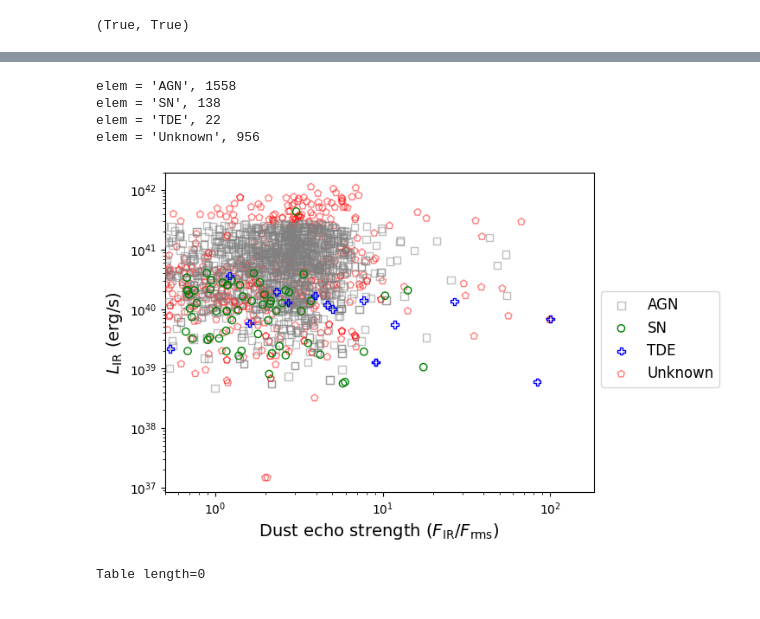
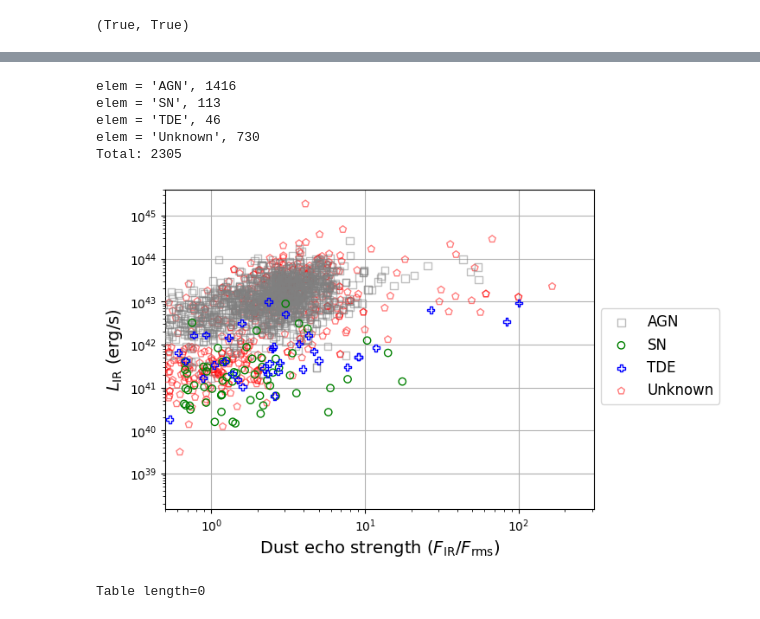
Before and after one commit to TimvdVuurst/FRP_TimvdVuurst, a Jupyter notebook: transient_plots.ipynb, the cells around one changed output, grey strips where cells are left out. Saved outputs shown, nothing was run; the diff lists cells and outputs as text; code cells hidden in the pictures.

```diff
--- a/transient_plots.ipynb
+++ b/transient_plots.ipynb
@@ -116,30 +120,3 @@ issorted = lambda x: np.all([x[i] < x[i+1] for i in range(x.shape[0]-1)])
 issorted(class_info_for_rms['ztf_id'].values),issorted(np.array(df_over_rms['name']))
 # %% [output]
 (True, True)
-# %%
-from astropy.cosmology import units as cu
-from astropy import units as u
-from sjoert.stellar import mag2flux, flux2mag
-
-##sources: https://wise2.ipac.caltech.edu/docs/release/allsky/expsup/sec4_4h.html#summary
-##         https://wise2.ipac.caltech.edu/docs/release/neowise/expsup/sec4_2d.html
-neowise_zp = 20.7621 + 2.699 #20.7621 in vega system, offset in W1 is 2.699  so this is in AB mag
-print(mag2flux(neowise_zp))
-
-# neowise = ascii.read(r'C:\Users\timvd\Documents\Uni 2023-2024\First Research Project\Data\ZTF_neoWISE_flares_parent.dat')
-neowise = ascii.read(r'C:\Users\timvd\Documents\Uni 2023-2024\First Research Project\Data\ZTF_neoWISE_flares_acflares.dat')
-print(issorted(np.array(neowise['name'])))
-
-# redshift_df = class_info_for_rms[['ztf_id','redshift','MBH']].iloc[np.nonzero(class_info_for_rms['MBH'].values)]
-redshift_mask = (class_info_for_rms['redshift'].values != 0) #* (class_info_for_rms['MBH'].values != 0)
-redshift_df = class_info_for_rms[redshift_mask]
-IR_flux = np.array(neowise['post_mean_flux_w1'][redshift_mask]) *1e-6 + mag2flux(neowise_zp) #flux diff in uJy(???) and mag2flux() gives Jy
-
-print(IR_flux[(IR_flux < 0)].shape,IR_flux.shape)
-print(np.array(neowise['post_mean_flux_w1'][redshift_mask]).max())
-# redshift = redshift_df['redshift'].values * cu.redshift
-# distances = redshift.to(u.km,equivalencies = cu.redshift_distance()).value
-class_info_for_rms_masked[['ztf_id','redshift','MBH','classification']][class_info_for_rms_masked['redshift'].values == 0]
-class_info_for_rms_masked[['ztf_id']][class_info_for_rms_masked['redshift'].values == 0].to_numpy().flatten()
-
-redshift_df[redshift_df['classification'].values == 'AGN']['redshift'].max()
@@ -236,32 +184,41 @@ See the caveats in the documentation: https://pandas.pydata.org/pandas-docs/stab
 # %%
-dust_echoes_for_lum = np.array(df_over_rms['df_over_rms'])[class_info_for_rms['redshift'].values != 0]
+dust_echoes_for_lum = np.array(redshift_df['df_over_rms'])
 
 colordict = {"AGN":'gray',"SN":"green","TDE":'blue','Unknown':'red'}
 markerdict = {"AGN":'s',"SN":"o","TDE":'P','Unknown':'p'}
 zorder_dict = {"SN":9,"TDE":10,'AGN':7,'Unknown':6}
 alpha_dict = {"SN":1,"TDE":1,'AGN':0.5,'Unknown':0.5}
 
+
+fig,ax = plt.subplots()
 for elem in np.unique(redshift_df['classification']):
     elemmask = redshift_df['classification'].values == elem
     print(f'{elem = }, {sum(elemmask)}')
     # if elem == 'SN': z = 5
     # else: z = 1
-    plt.scatter(dust_echoes_for_lum[elemmask],lums[elemmask],label=elem,zorder=zorder_dict[elem],edgecolors=colordict[elem],marker=markerdict[elem],facecolors='none',alpha=alpha_dict[elem])
+    plt.scatter(dust_echoes_for_lum[elemmask],redshift_df['lum_IR'].values[elemmask],label=elem,zorder=zorder_dict[elem],edgecolors=colordict[elem],marker=markerdict[elem],facecolors='none',alpha=alpha_dict[elem])
+
+print(f'Total: {redshift_df.shape[0]}')
 
 plt.legend(bbox_to_anchor=(1,0.65),fontsize=12)
 plt.xlabel(r'Dust echo strength ($F_{\mathrm{IR}}/F_{\mathrm{rms}}$)',fontsize=14)
 plt.ylabel(r'$L_{\mathrm{IR}}$ (erg/s)',fontsize=14)
-plt.yscale('log')
+plt.yscale('symlog')
 plt.xscale('log')
 plt.xlim(left=0.5)
+plt.grid()
+from matplotlib import ticker as mticker
+ax.yaxis.set_minor_locator(mticker.LogLocator(numticks=999, subs="auto"))
+
 plt.savefig(os.path.join(r'C:\Users\timvd\Documents\Uni 2023-2024\First Research Project\Plots','df_over_rms_vs_lumir.png'),dpi=400)
 plt.show()
 # %% [output]
-elem = 'AGN', 1558
-elem = 'SN', 138
-elem = 'TDE', 22
-elem = 'Unknown', 956
+elem = 'AGN', 1416
+elem = 'SN', 113
+elem = 'TDE', 46
+elem = 'Unknown', 730
+Total: 2305
-[figure, old version]
+[figure, new version]
 # %%
 neowise[(neowise['redshift'] == 0) * (neowise['MBH'] != 0)]
 # %% [output]
```
Also changed, not shown: parts of 19 cells of this notebook.
